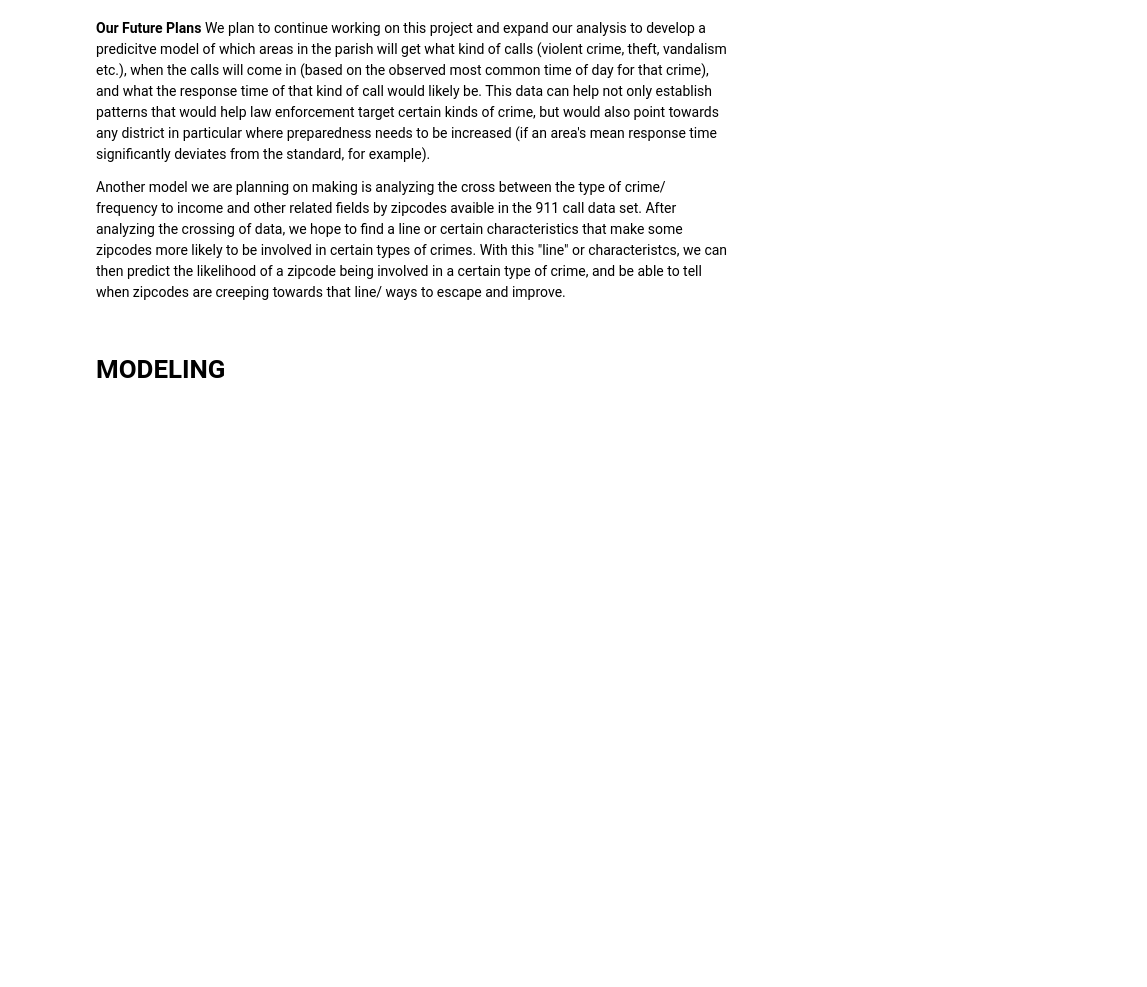
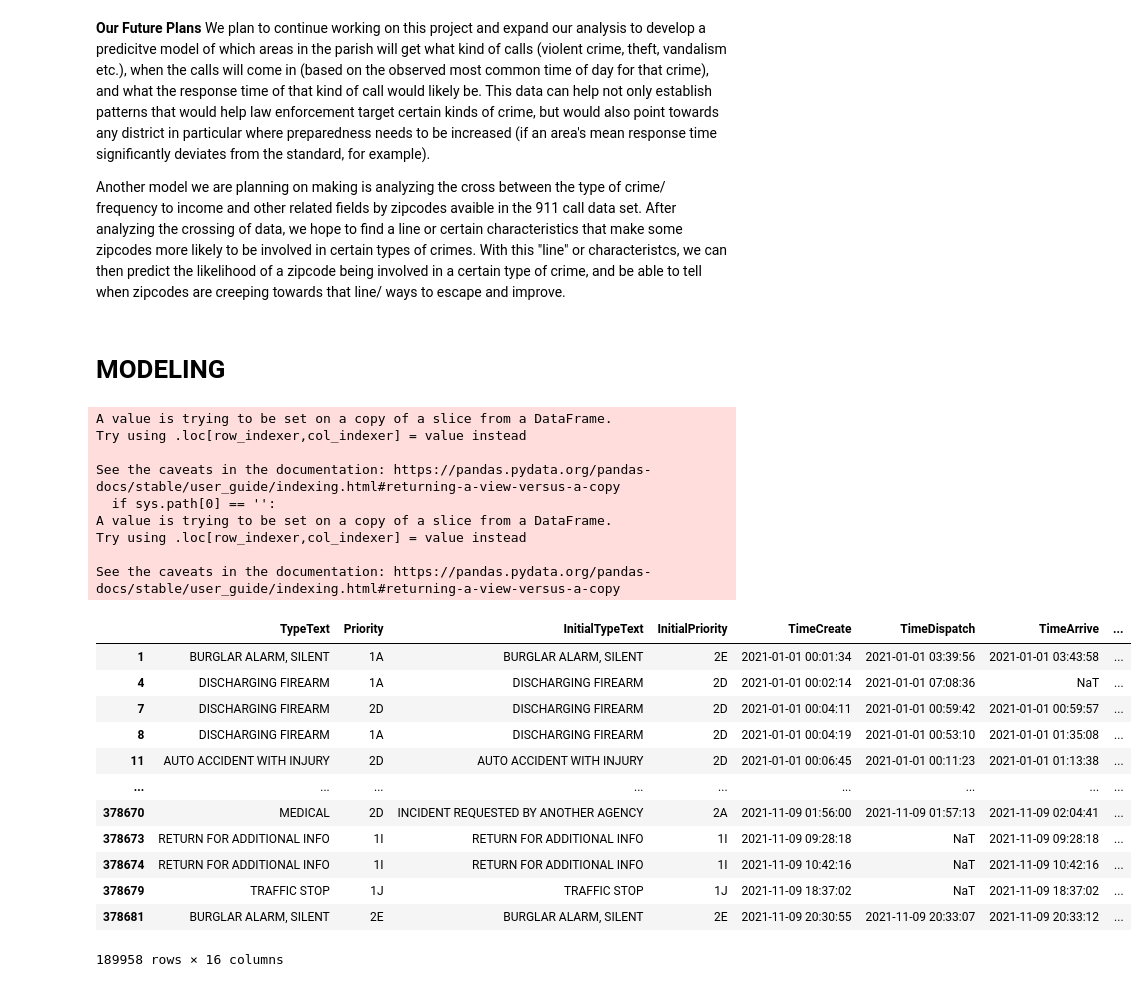
Before and after one commit to M-Sender/ServiceLearning, a Jupyter notebook: code/analysis.ipynb, the cells around one changed output. Saved outputs shown, nothing was run; the diff lists cells and outputs as text; code cells hidden in the pictures; blank space fills up the shorter version.

```diff
--- a/code/analysis.ipynb
+++ b/code/analysis.ipynb
@@ -336,6 +313,46 @@ We plan to continue working on this project and expand our analysis to develop a
 Another model we are planning on making is analyzing the cross between the type of crime/ frequency to income and other related fields by zipcodes avaible in the 911 call data set. After analyzing the crossing of data, we hope to find a line or certain characteristics that make some zipcodes more likely to be involved in certain types of crimes. With this "line" or characteristcs, we can then predict the likelihood of a zipcode being involved in a certain type of crime, and be able to tell when zipcodes are creeping towards that line/ ways to escape and improve.
 # %% [markdown]
 # MODELING
+# %%
+routine_noncriminal = ["AUTO ACCIDENT", "AUTO ACCIDENT WITH INJURY", "BUSINESS CHECK", 'DIRECTED PATROL',
+                       'DISTURBANCE (OTHER)', "MEDICAL", 'MENTAL PATIENT', 'NOISE COMPLAINT', 'RETURN FOR ADDITIONAL INFO',
+                       'SUSPICIOUS PERSON', 'TRAFFIC INCIDENT', 'TRAFFIC STOP', 'TOW IMPOUNDED VEHICLE (PRIVATE)',
+                       'TRAFFIC STOP']
+
+violent_crime = ['FIGHT', 'HIT & RUN', 'SIMPLE BATTERY', 'SIMPLE BATTERY DOMESTIC']
+nonviolent_crime = ['SIMPLE BURGLARY VEHICLE', 'THEFT BY FRAUD', 'SIMPLE CRIMINAL DAMAGE']
+
+potentially_violent_crime = ['THEFT', 'BURGLAR ALARM, SILENT', 'DISCHARGING FIREARM', 'AUTO THEFT', 'HOLD UP ALARM',
+                             'RECKLESS DRIVING', 'DOMESTIC DISTURBANCE']
+
+top_Call_df['typeCall'] = np.nan
+
+top_Call_df["typeCall"] = top_Call_df.TypeText.map(lambda x: 'routine_noncriminal' if (x in routine_noncriminal) else 'violent_crime' if (x in violent_crime) else 'nonviolent_crime' if (x in nonviolent_crime) else 'potentially_violent_crime' if (x in potentially_violent_crime) else "other")
+
+top_Call_df
+# %% [output]
+A value is trying to be set on a copy of a slice from a DataFrame.
+Try using .loc[row_indexer,col_indexer] = value instead
+
+See the caveats in the documentation: https://pandas.pydata.org/pandas-docs/stable/user_guide/indexing.html#returning-a-view-versus-a-copy
+  if sys.path[0] == '':
+A value is trying to be set on a copy of a slice from a DataFrame.
+Try using .loc[row_indexer,col_indexer] = value instead
+
+See the caveats in the documentation: https://pandas.pydata.org/pandas-docs/stable/user_guide/indexing.html#returning-a-view-versus-a-copy
+|  | TypeText | Priority | InitialTypeText | InitialPriority | TimeCreate | TimeDispatch | TimeArrive | ... |
+| 1 | BURGLAR ALARM, SILENT | 1A | BURGLAR ALARM, SILENT | 2E | 2021-01-01 00:01:34 | 2021-01-01 03:39:56 | 2021-01-01 03:43:58 | ... |
+| 4 | DISCHARGING FIREARM | 1A | DISCHARGING FIREARM | 2D | 2021-01-01 00:02:14 | 2021-01-01 07:08:36 | NaT | ... |
+| 7 | DISCHARGING FIREARM | 2D | DISCHARGING FIREARM | 2D | 2021-01-01 00:04:11 | 2021-01-01 00:59:42 | 2021-01-01 00:59:57 | ... |
+| 8 | DISCHARGING FIREARM | 1A | DISCHARGING FIREARM | 2D | 2021-01-01 00:04:19 | 2021-01-01 00:53:10 | 2021-01-01 01:35:08 | ... |
+| 11 | AUTO ACCIDENT WITH INJURY | 2D | AUTO ACCIDENT WITH INJURY | 2D | 2021-01-01 00:06:45 | 2021-01-01 00:11:23 | 2021-01-01 01:13:38 | ... |
+| ... | ... | ... | ... | ... | ... | ... | ... | ... |
+| 378670 | MEDICAL | 2D | INCIDENT REQUESTED BY ANOTHER AGENCY | 2A | 2021-11-09 01:56:00 | 2021-11-09 01:57:13 | 2021-11-09 02:04:41 | ... |
+| 378673 | RETURN FOR ADDITIONAL INFO | 1I | RETURN FOR ADDITIONAL INFO | 1I | 2021-11-09 09:28:18 | NaT | 2021-11-09 09:28:18 | ... |
+| 378674 | RETURN FOR ADDITIONAL INFO | 1I | RETURN FOR ADDITIONAL INFO | 1I | 2021-11-09 10:42:16 | NaT | 2021-11-09 10:42:16 | ... |
+| 378679 | TRAFFIC STOP | 1J | TRAFFIC STOP | 1J | 2021-11-09 18:37:02 | NaT | 2021-11-09 18:37:02 | ... |
+| 378681 | BURGLAR ALARM, SILENT | 2E | BURGLAR ALARM, SILENT | 2E | 2021-11-09 20:30:55 | 2021-11-09 20:33:07 | 2021-11-09 20:33:12 | ... |
+189958 rows × 16 columns
 # %%
 #Organize data for crime by violent and non-violent?
 #Use the time series data to predict the crime rate by zipcode
```
Also changed, not shown: parts of 9 cells of this notebook.
